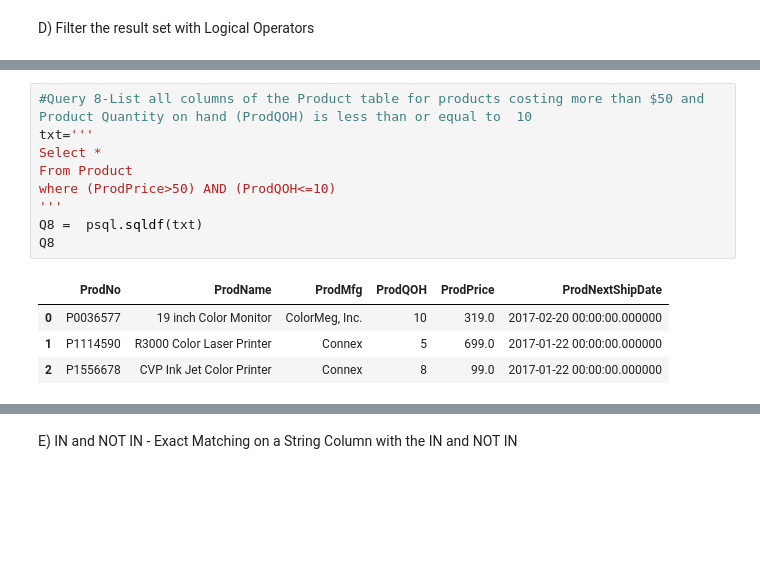
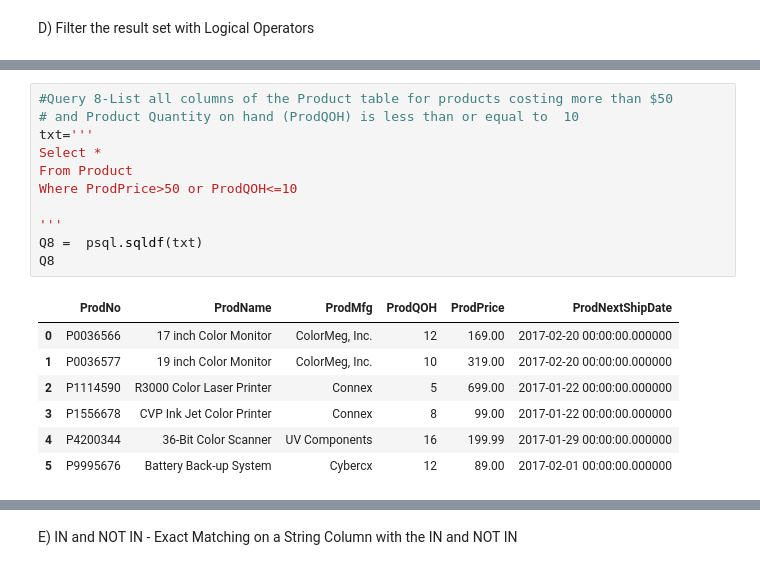
Before and after one commit to ogut77/BA, a Jupyter notebook: SingleTableAns.ipynb, the cells around one changed output, grey strips where cells are left out. Drawn from its saved outputs; the diff is of its cells as text; blank space fills up the shorter version.

```diff
--- a/SingleTableAns.ipynb
+++ b/SingleTableAns.ipynb
@@ -204,17 +226,22 @@ Q7
 | 1 | O3331222 | 2017-01-13 00:00:00.000000 | Jim Glussman | Denver |
 | 2 | O3377543 | 2017-01-15 00:00:00.000000 | Jerry Wyatt | Denver |
 # %%
-#Query 8-List all columns of the Product table for products costing more than $50 and Product Quantity on hand (ProdQOH) is less than or equal to  10
+#Query 8-List all columns of the Product table for products costing more than $50
+# and Product Quantity on hand (ProdQOH) is less than or equal to  10
 txt='''
 Select *
 From Product
-where (ProdPrice>50) AND (ProdQOH<=10)
+Where ProdPrice>50 or ProdQOH<=10
+
 '''
 Q8 =  psql.sqldf(txt)
 Q8
 # %% [output]
 |  | ProdNo | ProdName | ProdMfg | ProdQOH | ProdPrice | ProdNextShipDate |
-| 0 | P0036577 | 19 inch Color Monitor | ColorMeg, Inc. | 10 | 319.0 | 2017-02-20 00:00:00.000000 |
-| 1 | P1114590 | R3000 Color Laser Printer | Connex | 5 | 699.0 | 2017-01-22 00:00:00.000000 |
-| 2 | P1556678 | CVP Ink Jet Color Printer | Connex | 8 | 99.0 | 2017-01-22 00:00:00.000000 |
+| 0 | P0036566 | 17 inch Color Monitor | ColorMeg, Inc. | 12 | 169.00 | 2017-02-20 00:00:00.000000 |
+| 1 | P0036577 | 19 inch Color Monitor | ColorMeg, Inc. | 10 | 319.00 | 2017-02-20 00:00:00.000000 |
+| 2 | P1114590 | R3000 Color Laser Printer | Connex | 5 | 699.00 | 2017-01-22 00:00:00.000000 |
+| 3 | P1556678 | CVP Ink Jet Color Printer | Connex | 8 | 99.00 | 2017-01-22 00:00:00.000000 |
+| 4 | P4200344 | 36-Bit Color Scanner | UV Components | 16 | 199.99 | 2017-01-29 00:00:00.000000 |
+| 5 | P9995676 | Battery Back-up System | Cybercx | 12 | 89.00 | 2017-02-01 00:00:00.000000 |
 # %%
```
Also changed, not shown: parts of 49 cells of this notebook.
